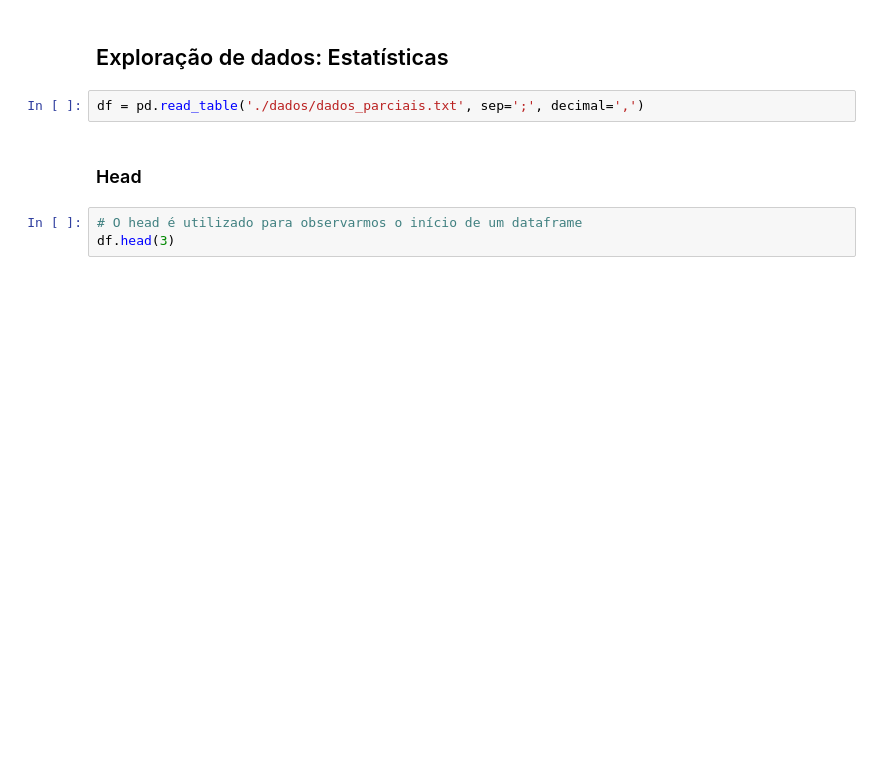
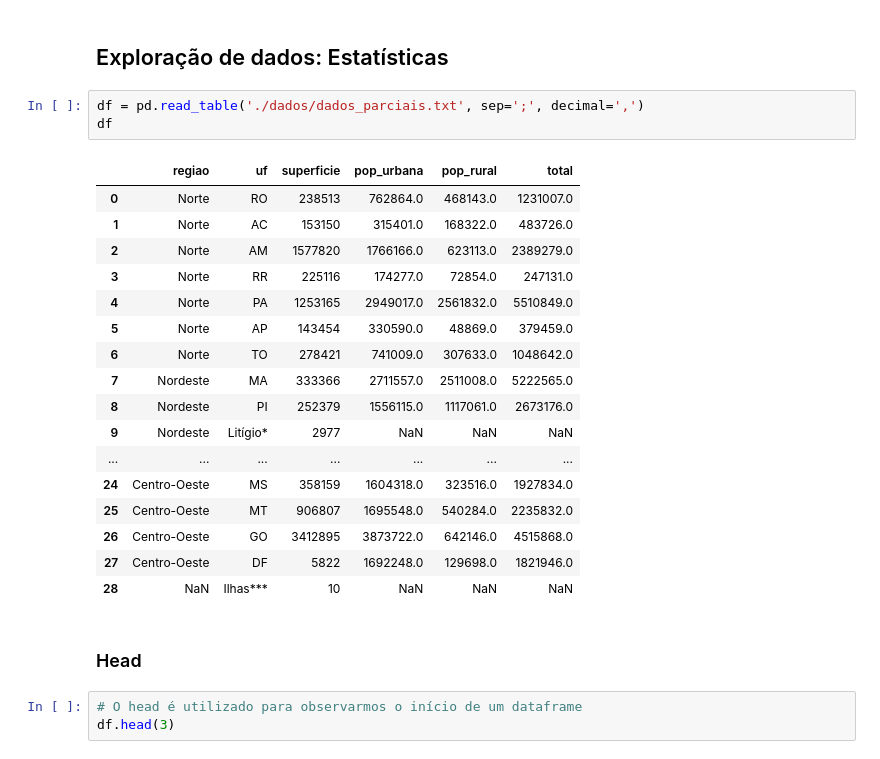
Before and after one commit to brunoissamo/tecnicas-programacao-i-suzano, a Jupyter notebook: aula04-pandas(Bruno).ipynb, the cells around one changed output. Saved outputs shown, nothing was run; the diff lists cells and outputs as text; blank space fills up the shorter version.

```diff
--- a/aula04-pandas(Bruno).ipynb
+++ b/aula04-pandas(Bruno).ipynb
@@ -185,6 +443,25 @@ df1.rename(columns={'nome': 'nome_alterado'})
 ## Exploração de dados: Estatísticas
 # %%
 df = pd.read_table('./dados/dados_parciais.txt', sep=';', decimal=',')
+df
+# %% [output]
+|  | regiao | uf | superficie | pop_urbana | pop_rural | total |
+| 0 | Norte | RO | 238513 | 762864.0 | 468143.0 | 1231007.0 |
+| 1 | Norte | AC | 153150 | 315401.0 | 168322.0 | 483726.0 |
+| 2 | Norte | AM | 1577820 | 1766166.0 | 623113.0 | 2389279.0 |
+| 3 | Norte | RR | 225116 | 174277.0 | 72854.0 | 247131.0 |
+| 4 | Norte | PA | 1253165 | 2949017.0 | 2561832.0 | 5510849.0 |
+| 5 | Norte | AP | 143454 | 330590.0 | 48869.0 | 379459.0 |
+| 6 | Norte | TO | 278421 | 741009.0 | 307633.0 | 1048642.0 |
+| 7 | Nordeste | MA | 333366 | 2711557.0 | 2511008.0 | 5222565.0 |
+| 8 | Nordeste | PI | 252379 | 1556115.0 | 1117061.0 | 2673176.0 |
+| 9 | Nordeste | Litígio* | 2977 | NaN | NaN | NaN |
+| ... | ... | ... | ... | ... | ... | ... |
+| 24 | Centro-Oeste | MS | 358159 | 1604318.0 | 323516.0 | 1927834.0 |
+| 25 | Centro-Oeste | MT | 906807 | 1695548.0 | 540284.0 | 2235832.0 |
+| 26 | Centro-Oeste | GO | 3412895 | 3873722.0 | 642146.0 | 4515868.0 |
+| 27 | Centro-Oeste | DF | 5822 | 1692248.0 | 129698.0 | 1821946.0 |
+| 28 | NaN | Ilhas*** | 10 | NaN | NaN | NaN |
 # %% [markdown]
 ### Head
 # %%
```
Also changed, not shown: parts of 68 cells of this notebook, 1 other file.
